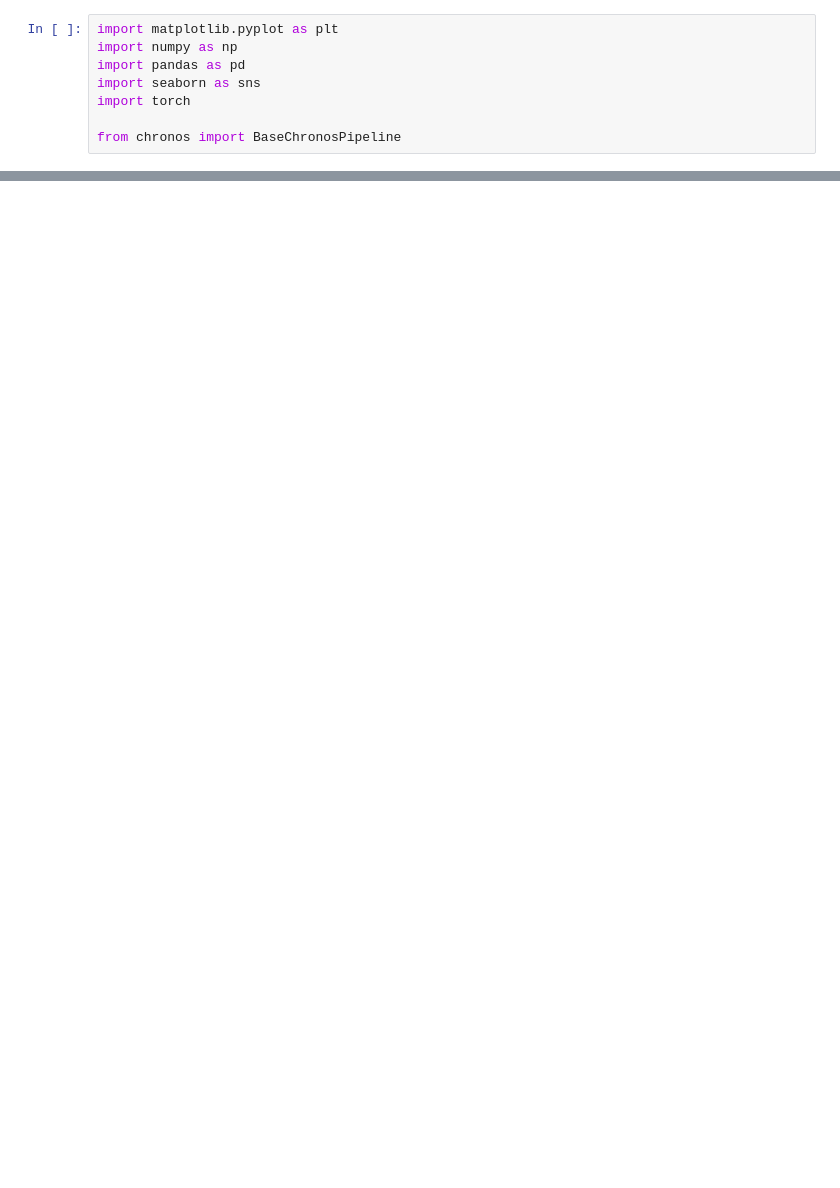
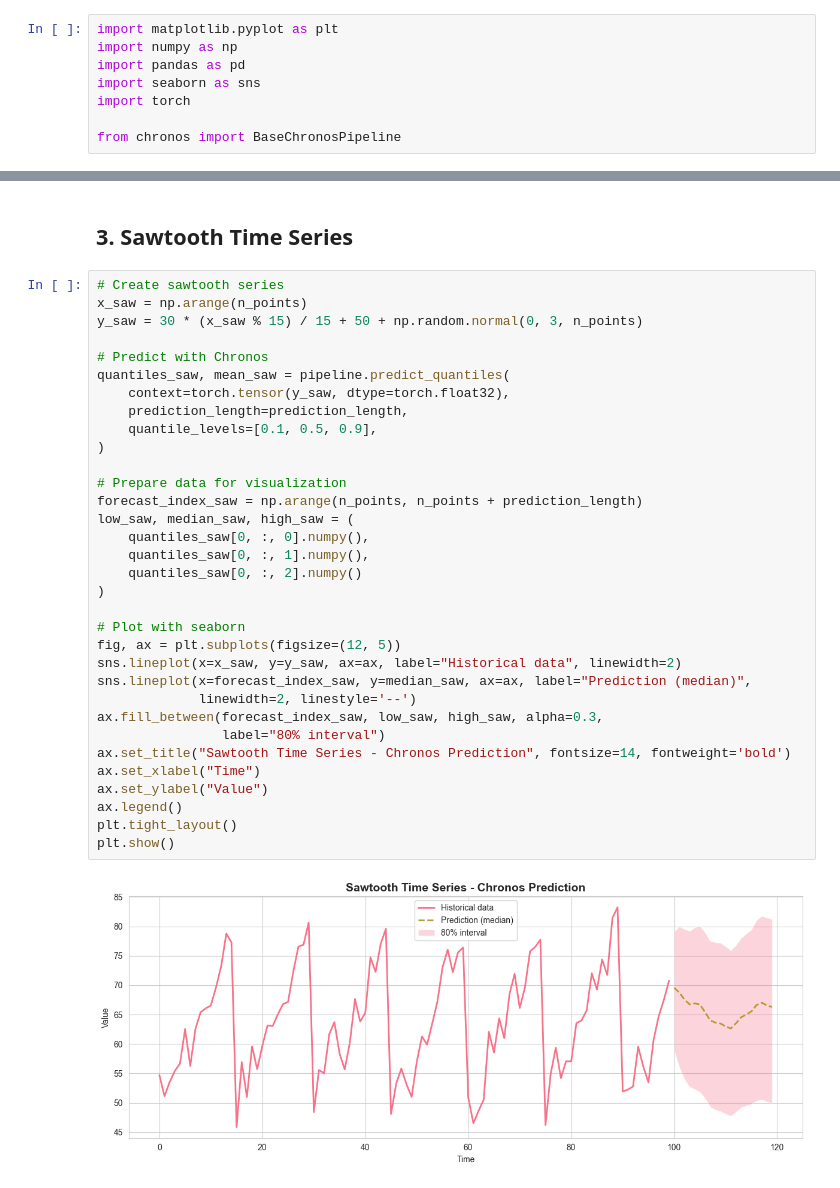
Before and after one commit to Presmanes3/chronos-sagemaker-forecasting, a Jupyter notebook: notebooks/test_chornos.ipynb, the cells around one changed output, grey strips where cells are left out. Saved outputs shown, nothing was run; the diff lists cells and outputs as text; blank space fills up the shorter version.

```diff
--- a/notebooks/test_chornos.ipynb
+++ b/notebooks/test_chornos.ipynb
@@ -48,0 +352,37 @@ plt.show()
+# %% [markdown]
+## 3. Sawtooth Time Series
+# %%
+# Create sawtooth series
+x_saw = np.arange(n_points)
+y_saw = 30 * (x_saw % 15) / 15 + 50 + np.random.normal(0, 3, n_points)
+
+# Predict with Chronos
+quantiles_saw, mean_saw = pipeline.predict_quantiles(
+    context=torch.tensor(y_saw, dtype=torch.float32),
+    prediction_length=prediction_length,
+    quantile_levels=[0.1, 0.5, 0.9],
+)
+
+# Prepare data for visualization
+forecast_index_saw = np.arange(n_points, n_points + prediction_length)
+low_saw, median_saw, high_saw = (
+    quantiles_saw[0, :, 0].numpy(),
+    quantiles_saw[0, :, 1].numpy(),
+    quantiles_saw[0, :, 2].numpy()
+)
+
+# Plot with seaborn
+fig, ax = plt.subplots(figsize=(12, 5))
+sns.lineplot(x=x_saw, y=y_saw, ax=ax, label="Historical data", linewidth=2)
+sns.lineplot(x=forecast_index_saw, y=median_saw, ax=ax, label="Prediction (median)",
+             linewidth=2, linestyle='--')
+ax.fill_between(forecast_index_saw, low_saw, high_saw, alpha=0.3,
+                label="80% interval")
+ax.set_title("Sawtooth Time Series - Chronos Prediction", fontsize=14, fontweight='bold')
+ax.set_xlabel("Time")
+ax.set_ylabel("Value")
+ax.legend()
+plt.tight_layout()
+plt.show()
+# %% [output]
+[figure, added]
```
Also changed, not shown: parts of 21 cells of this notebook.
